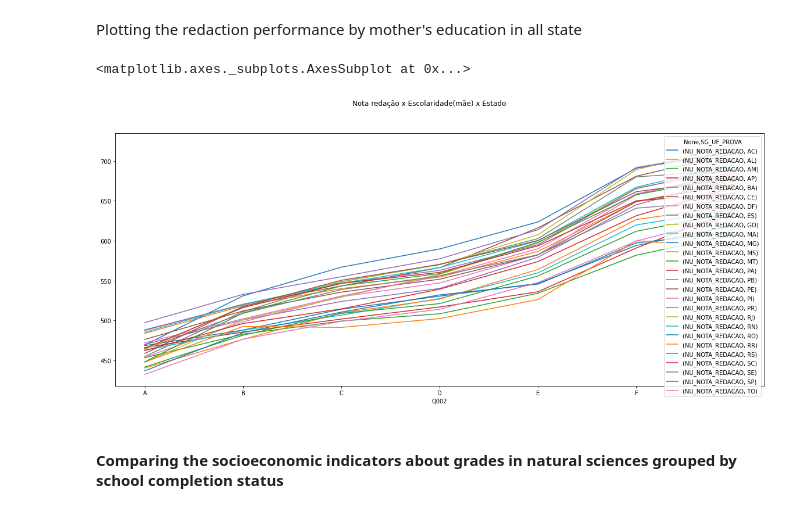
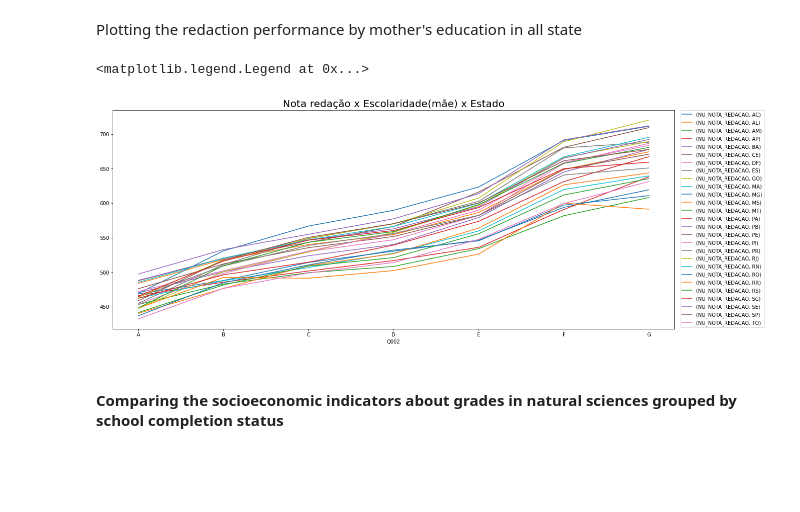
Before and after one commit to joaoeliandro/microdados_enem_analysis, a Jupyter notebook: analise_microdados_enem.ipynb, the cells around one changed output. Drawn from its saved outputs; the diff is of its cells as text; code cells hidden in the pictures; blank space fills up the shorter version.

Commit message:
chore: changed the way of build the graphics

```diff
--- a/analise_microdados_enem.ipynb
+++ b/analise_microdados_enem.ipynb
@@ -718,18 +718,21 @@ import matplotlib.pyplot as plt
 # %% [markdown]
 Plotting the redaction performance by mother's education in all state
 # %%
-fig, ax = plt.subplots(figsize=(20,8))
-plt.suptitle('Nota redação x Escolaridade(mãe) x Estado')
+# fig, ax = plt.subplots(figsize=(20,8))
+# plt.suptitle('Nota redação x Escolaridade(mãe) x Estado')
 
-microdatasEnemSelected.filter(items=['SG_UF_PROVA', 'NU_NOTA_REDACAO', 'Q002'])\
+ax = microdatasEnemSelected.filter(items=['SG_UF_PROVA', 'Q002', 'NU_NOTA_REDACAO'])\
                                                                   .where(microdatasEnemSelected.Q002 != 'H')\
                                                                   .groupby(['Q002', 'SG_UF_PROVA'])\
                                                                   .mean()\
                                                                   .sort_values(by='NU_NOTA_REDACAO', ascending=False)\
-                                                                  .unstack().plot(ax=ax, )
+                                                                  .unstack().plot(figsize=(20,8))
+
+ax.set_title('Nota redação x Escolaridade(mãe) x Estado', fontsize=20)
+ax.legend(bbox_to_anchor=(1.01,1), loc=0, borderaxespad=0.)
 # %% [output]
-<matplotlib.axes._subplots.AxesSubplot at 0x...>
+<matplotlib.legend.Legend at 0x...>
-[figure, old version]
+[figure, new version]
 # %% [markdown]
 #### Comparing the socioeconomic indicators about grades in natural sciences grouped by school completion status
 # %%
```
